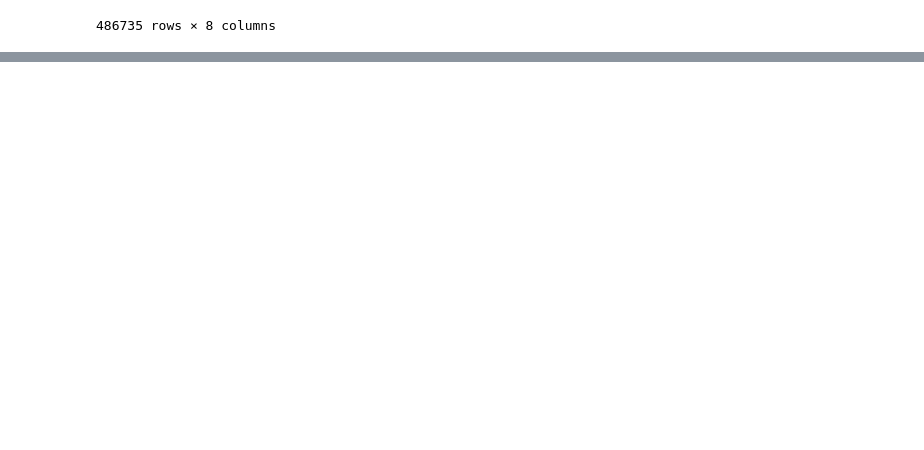
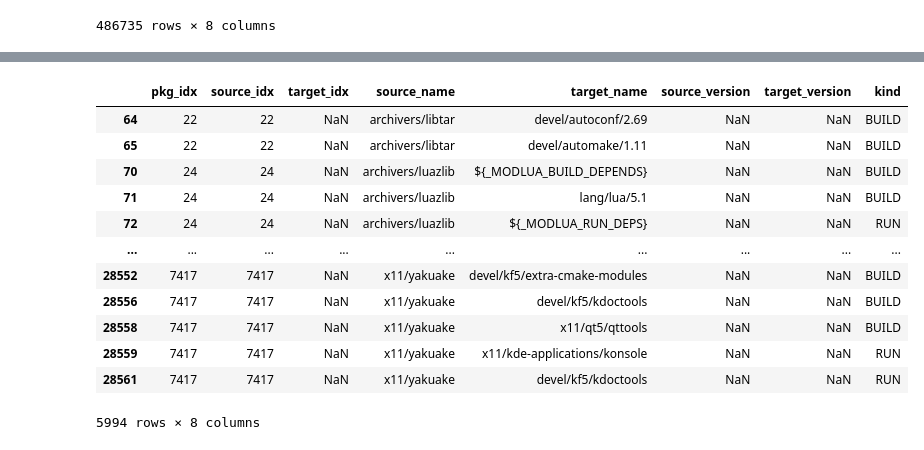
Before and after one commit to DaSEA-project/DaSEA-Network, a Jupyter notebook: case_links.ipynb, the cells around one changed output, grey strips where cells are left out. Drawn from its saved outputs; the diff is of its cells as text; code cells hidden in the pictures; blank space fills up the shorter version.

```diff
--- a/case_links.ipynb
+++ b/case_links.ipynb
@@ -83,0 +173,18 @@ df
+# %%
+df = difference(_df(openbsd69_dep),_df(openbsd69_pkg))
+df.to_csv("openbsd69_output.csv")
+df
+# %% [output]
+|  | pkg_idx | source_idx | target_idx | source_name | target_name | source_version | target_version | kind |
+| 64 | 22 | 22 | NaN | archivers/libtar | devel/autoconf/2.69 | NaN | NaN | BUILD |
+| 65 | 22 | 22 | NaN | archivers/libtar | devel/automake/1.11 | NaN | NaN | BUILD |
+| 70 | 24 | 24 | NaN | archivers/luazlib | ${_MODLUA_BUILD_DEPENDS} | NaN | NaN | BUILD |
+| 71 | 24 | 24 | NaN | archivers/luazlib | lang/lua/5.1 | NaN | NaN | BUILD |
+| 72 | 24 | 24 | NaN | archivers/luazlib | ${_MODLUA_RUN_DEPS} | NaN | NaN | RUN |
+| ... | ... | ... | ... | ... | ... | ... | ... | ... |
+| 28552 | 7417 | 7417 | NaN | x11/yakuake | devel/kf5/extra-cmake-modules | NaN | NaN | BUILD |
+| 28556 | 7417 | 7417 | NaN | x11/yakuake | devel/kf5/kdoctools | NaN | NaN | BUILD |
+| 28558 | 7417 | 7417 | NaN | x11/yakuake | x11/qt5/qttools | NaN | NaN | BUILD |
+| 28559 | 7417 | 7417 | NaN | x11/yakuake | x11/kde-applications/konsole | NaN | NaN | RUN |
+| 28561 | 7417 | 7417 | NaN | x11/yakuake | devel/kf5/kdoctools | NaN | NaN | RUN |
+5994 rows × 8 columns
```
Also changed, not shown: parts of 14 cells of this notebook, 8 other files.
